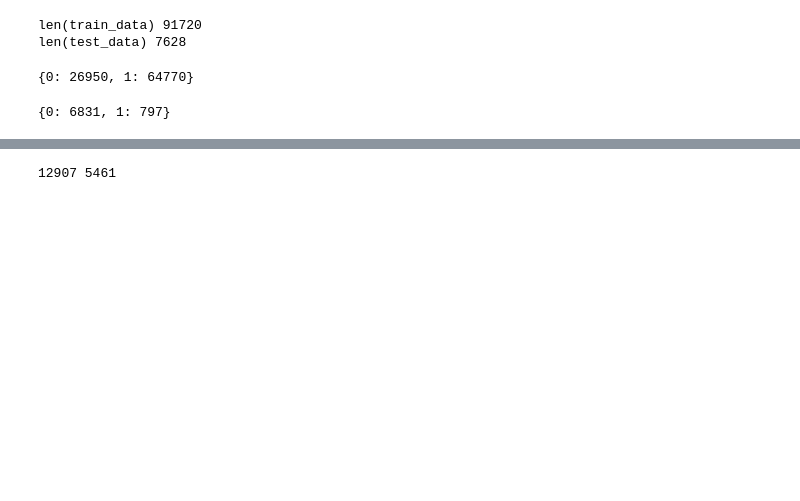
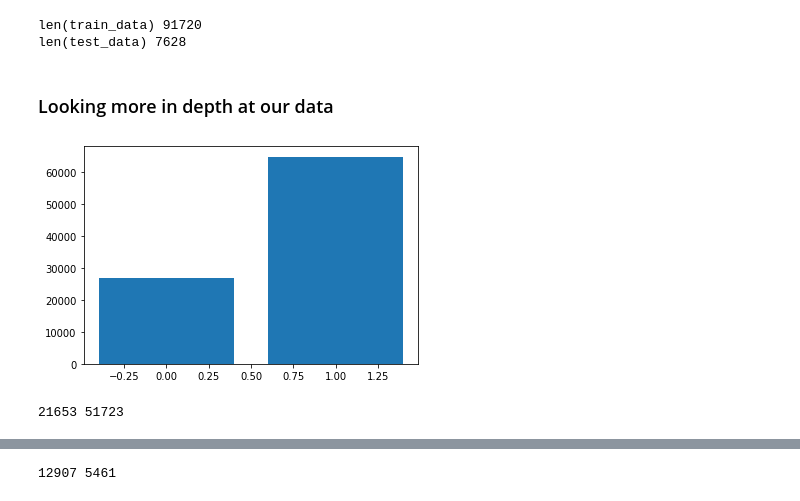
Before and after one commit to PierrePetrella/face_detection, a Jupyter notebook: face_detection.ipynb, the cells around one changed output, grey strips where cells are left out. Cells and saved outputs as stored; diff of their text form; code cells hidden in the pictures; blank space fills up the shorter version.

Commit message:
added some visualisation

```diff
--- a/face_detection.ipynb
+++ b/face_detection.ipynb
@@ -53,3 +55,5 @@ classes = ('noface','face')
 # %% [output]
 len(train_data) 91720
 len(test_data) 7628
+# %% [markdown]
+### Looking more in depth at our data
@@ -56,11 +67,12 @@ len(test_data) 7628
 # %%
-print(dict(Counter(train_data.targets)))
+plt.bar(*zip(*dict(Counter(train_data.targets)).items()))
+plt.show()
 # %% [output]
-{0: 26950, 1: 64770}
+[figure, added]
-# %%
-print(dict(Counter(test_data.targets)))
-# %% [output]
-{0: 6831, 1: 797}
+# %%
+print(count_train_no_face, count_train_face)
+# %% [output]
+21653 51723
 # %%
 count_test_face = 0
 count_test_no_face = 0
```
Also changed, not shown: parts of 10 cells of this notebook.
